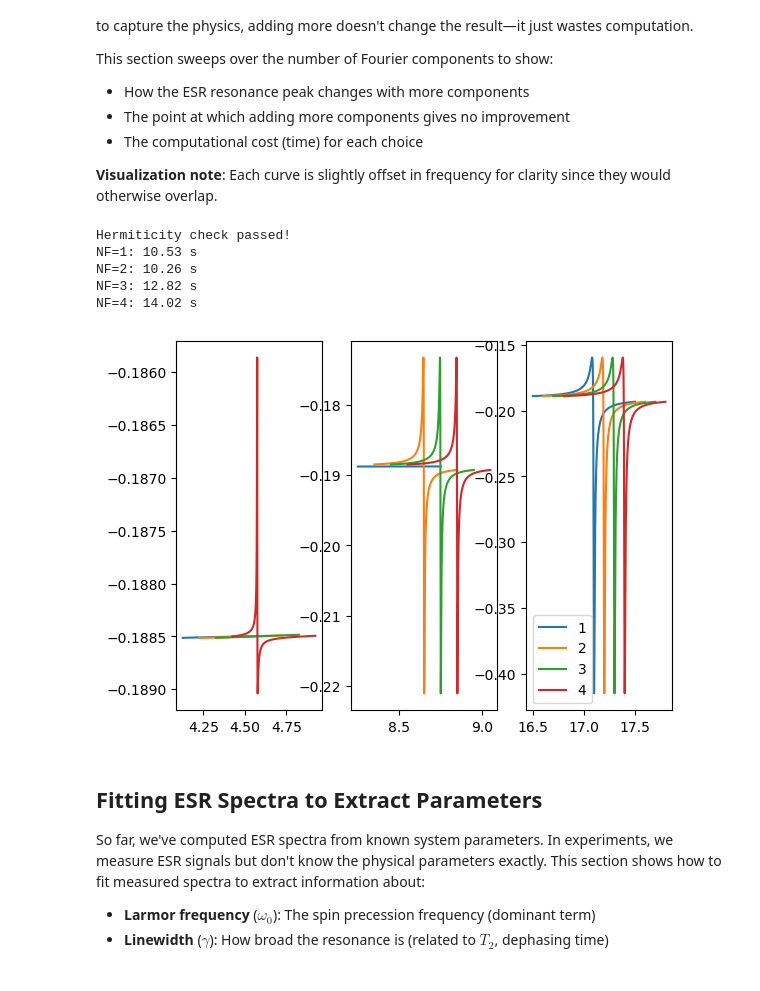
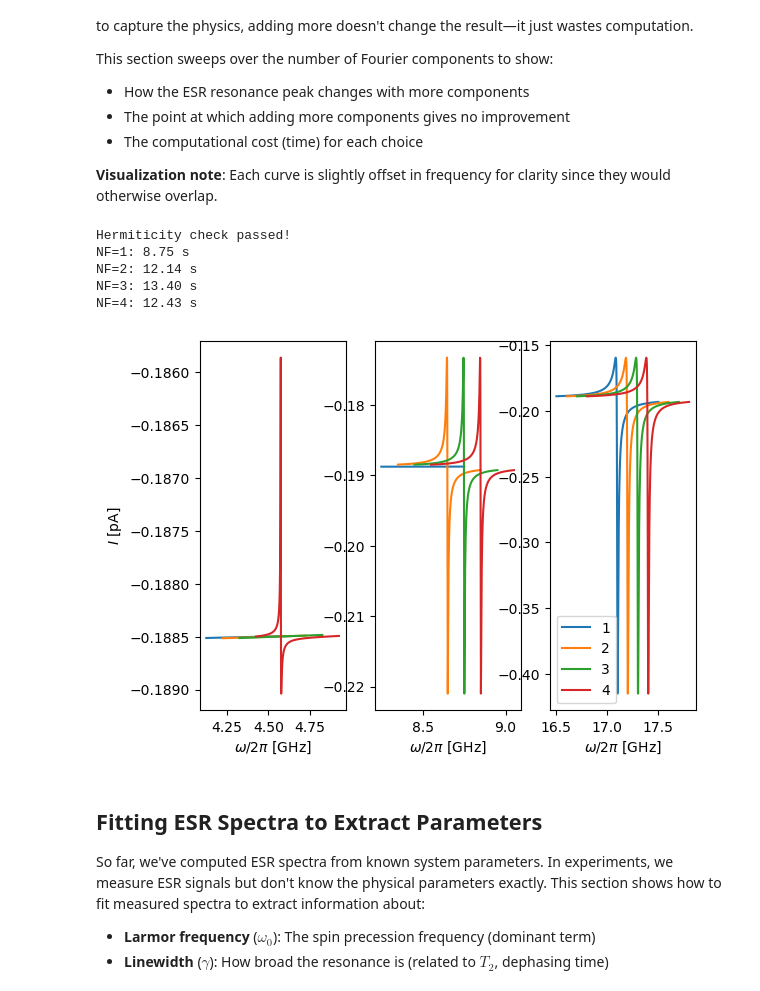
Before and after one commit to matysek00/PyESRSTM, a Jupyter notebook: Tutorial/01-single-spin.ipynb, the cells around one changed output. Drawn from its saved outputs; the diff is of its cells as text; code cells hidden in the pictures.

```diff
--- a/Tutorial/01-single-spin.ipynb
+++ b/Tutorial/01-single-spin.ipynb
@@ -414,40 +420,47 @@ df = 0
 Right = Electrode(0, 0, 0., 5e-3, 1e-1, 4.5, Nint=Nint, Cutoff=300, segments=[[dot.eps,30, Nint],[dot.U+dot.eps,30, Nint]])
 Left = Electrode(-25, 4, 0.5, 1.25e-3, 1e-1, 4.5, Nint=Nint, Cutoff=300, segments=[[dot.eps,30, Nint],[dot.U+dot.eps,30,Nint] ])
 
 freq1 = np.linspace(4.125, 4.625, 500)
 freq2 = np.linspace(8.25, 8.75, 500)
 freq3 = np.linspace(16.5, 17.5, 500)
 
 fig, ax = plt.subplots(1,3)
 
 for NF in NFs:
     ts = time()
 
     I = ESR.ESR(Left, Right, dot, freq1, NFL=NF)
     I_norm = ESR.ESR(Left, Right, dot_norm, freq1, NFL=NF)
     ax[0].plot(freq1+df, (I-I_norm)[:, NF], label=f'{NF}')
 
     I = ESR.ESR(Left, Right, dot, freq2, NFL=NF)
     I_norm = ESR.ESR(Left, Right, dot_norm, freq2, NFL=NF)
     ax[1].plot(freq2+df, (I-I_norm)[:, NF], label=f'{NF}')
 
     I = ESR.ESR(Left, Right, dot, freq3, NFL=NF)
     I_norm = ESR.ESR(Left, Right, dot_norm, freq3, NFL=NF)
     ax[2].plot(freq3+df, (I-I_norm)[:, NF], label=f'{NF}')
 
     tf = time()
     print(f'NF={NF:d}: {tf-ts:.2f} s')
     df += .1
 
-plt.legend()
-plt.show()
+
+
+for a in ax:
+    a.set_xlabel(r'$\omega/2\pi$ [GHz]')
+
+ax[0].set_ylabel(r'$I$ [pA]')
+
+ax[2].legend()
+fig.show()
 # %% [output]
 Hermiticity check passed!
-NF=1: 10.53 s
-NF=2: 10.26 s
-NF=3: 12.82 s
-NF=4: 14.02 s
+NF=1: 8.75 s
+NF=2: 12.14 s
+NF=3: 13.40 s
+NF=4: 12.43 s
-[figure, old version]
+[figure, new version]
 # %% [markdown]
 ## Fitting ESR Spectra to Extract Parameters
 
```
Also changed, not shown: parts of 6 cells of this notebook, 3 other files.
